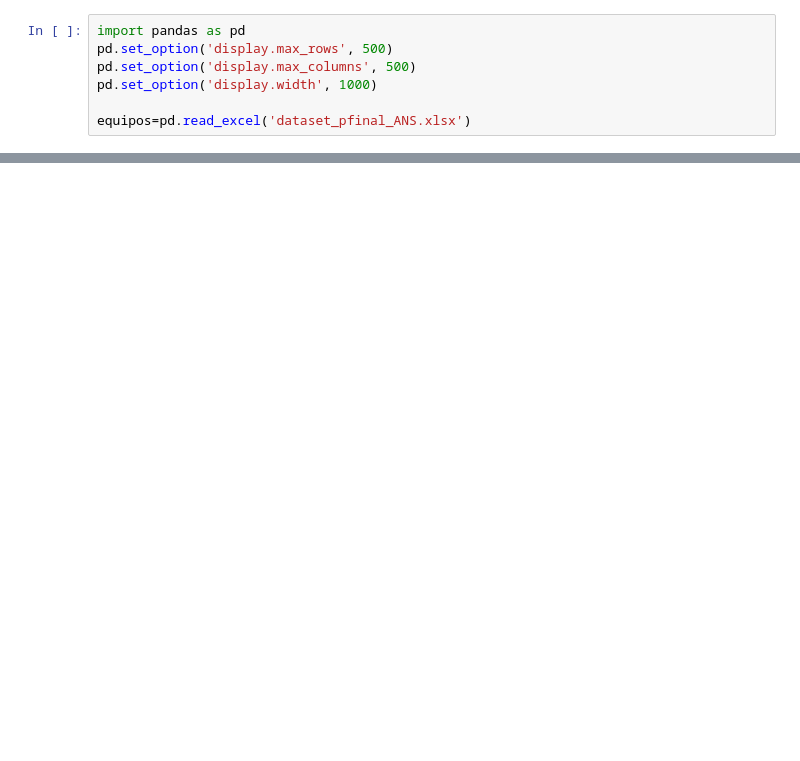
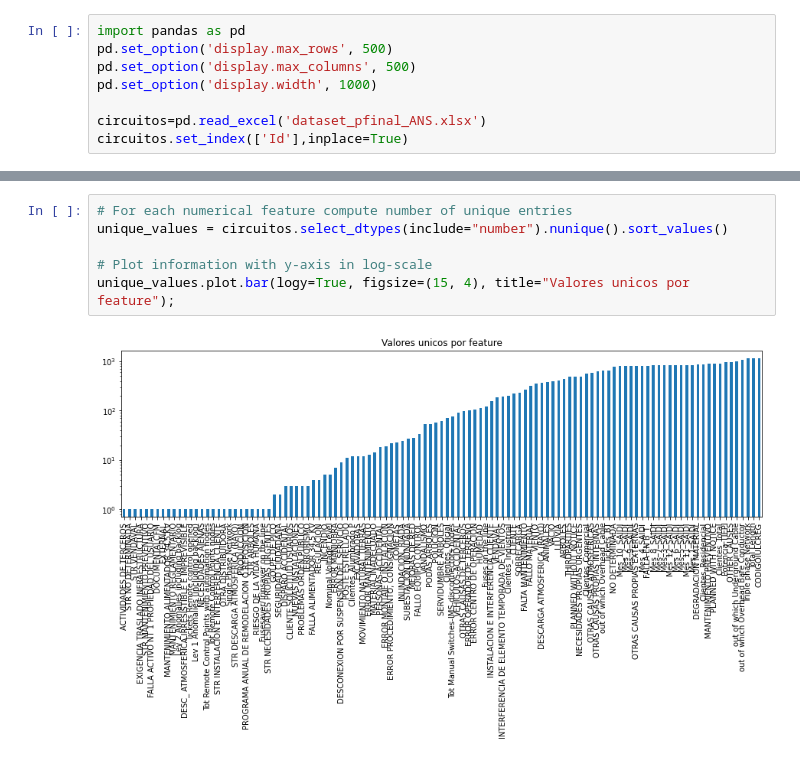
Before and after one commit to EduardoToledoMIAD/distribucion_potencia, a Jupyter notebook: src/notebooks/1_0_et_exploracion_inicial_datos.ipynb, the cells around one changed output, grey strips where cells are left out. Cells and saved outputs as stored; diff of their text form; blank space fills up the shorter version.

```diff
--- a/src/notebooks/1_0_et_exploracion_inicial_datos.ipynb
+++ b/src/notebooks/1_0_et_exploracion_inicial_datos.ipynb
@@ -4,4 +4,5 @@ pd.set_option('display.max_rows', 500)
 pd.set_option('display.max_columns', 500)
 pd.set_option('display.width', 1000)
 
-equipos=pd.read_excel('dataset_pfinal_ANS.xlsx')
+circuitos=pd.read_excel('dataset_pfinal_ANS.xlsx')
+circuitos.set_index(['Id'],inplace=True)
@@ -75,0 +97,8 @@ memory usage: 1.2+ MB
+# %%
+# For each numerical feature compute number of unique entries
+unique_values = circuitos.select_dtypes(include="number").nunique().sort_values()
+
+# Plot information with y-axis in log-scale
+unique_values.plot.bar(logy=True, figsize=(15, 4), title="Valores unicos por feature");
+# %% [output]
+[figure, added]
```
Also changed, not shown: parts of 6 cells of this notebook, 2 other files.
